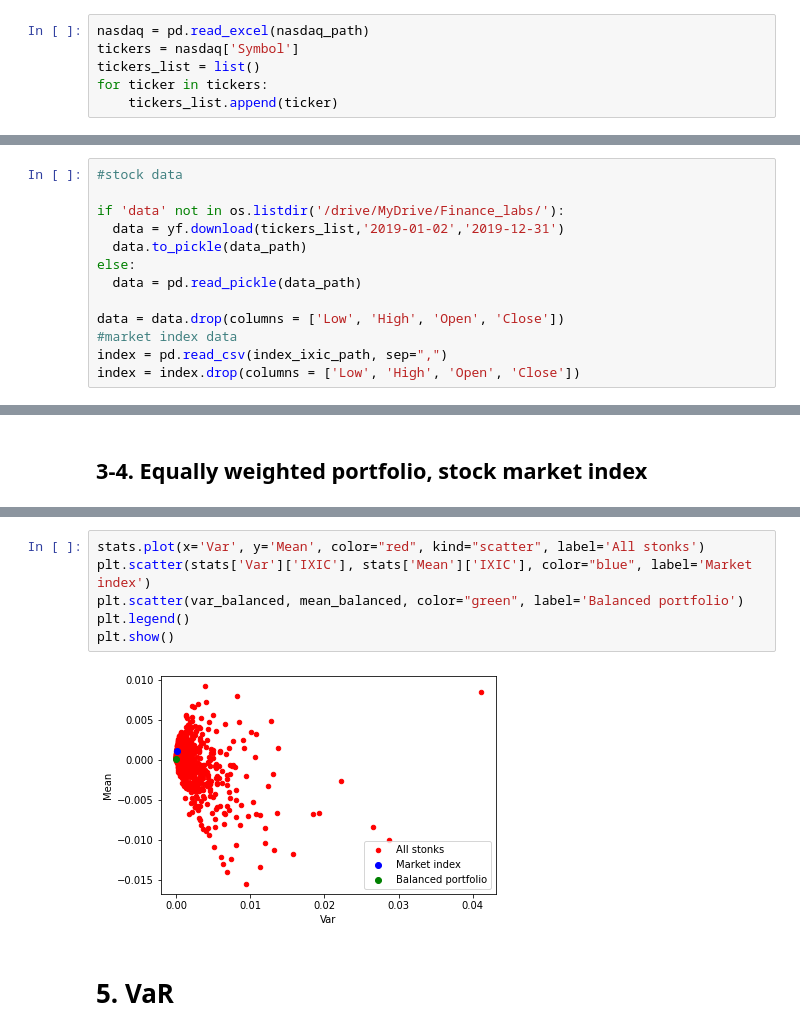
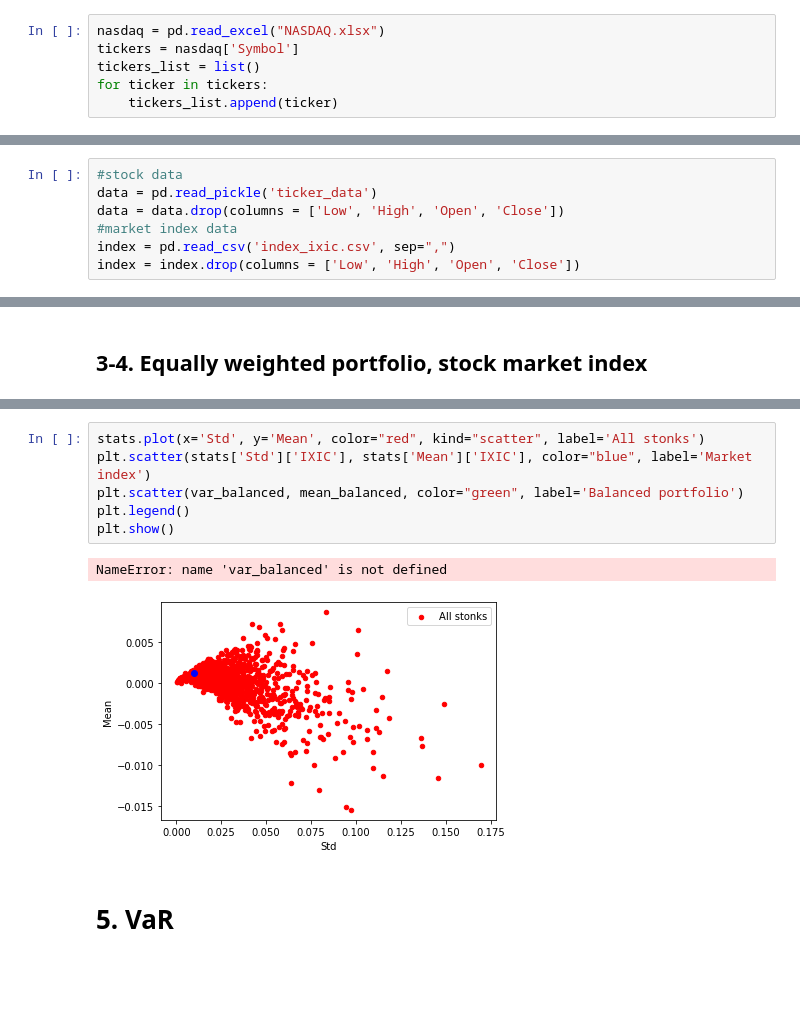
Before and after one commit to katyamalysheva/lab-1, a Jupyter notebook: lab1.ipynb, the cells around one changed output, grey strips where cells are left out. Drawn from its saved outputs; the diff is of its cells as text; blank space fills up the shorter version.

Commit message:
added gitignore, ticker_data and modified the notebook

```diff
--- a/lab1.ipynb
+++ b/lab1.ipynb
@@ -34,7 +7,7 @@ Drive already mounted at /drive; to attempt to forcibly remount, call drive.moun
 # %% [markdown]
 ## 1. Data collection
 # %%
-nasdaq = pd.read_excel(nasdaq_path)
+nasdaq = pd.read_excel("NASDAQ.xlsx")
 tickers = nasdaq['Symbol']
 tickers_list = list()
 for ticker in tickers:
@@ -42,13 +18,7 @@ for ticker in tickers:
 # %%
 #stock data
-
-if 'data' not in os.listdir('/drive/MyDrive/Finance_labs/'):
-  data = yf.download(tickers_list,'2019-01-02','2019-12-31')
-  data.to_pickle(data_path)
-else:
-  data = pd.read_pickle(data_path)
-
+data = pd.read_pickle('ticker_data')
 data = data.drop(columns = ['Low', 'High', 'Open', 'Close'])
 #market index data
-index = pd.read_csv(index_ixic_path, sep=",")
+index = pd.read_csv('index_ixic.csv', sep=",")
 index = index.drop(columns = ['Low', 'High', 'Open', 'Close'])
@@ -210,11 +158,12 @@ var_balanced = np.var(balanced_return)
 # %%
-stats.plot(x='Var', y='Mean', color="red", kind="scatter", label='All stonks')
-plt.scatter(stats['Var']['IXIC'], stats['Mean']['IXIC'], color="blue", label='Market index')
+stats.plot(x='Std', y='Mean', color="red", kind="scatter", label='All stonks')
+plt.scatter(stats['Std']['IXIC'], stats['Mean']['IXIC'], color="blue", label='Market index')
 plt.scatter(var_balanced, mean_balanced, color="green", label='Balanced portfolio')
 plt.legend()
 plt.show()
 # %% [output]
+NameError: name 'var_balanced' is not defined
-[figure, old version]
+[figure, new version]
 # %% [markdown]
 # 5. VaR
 # %%
```
Also changed, not shown: parts of 11 cells of this notebook, 2 other files.
